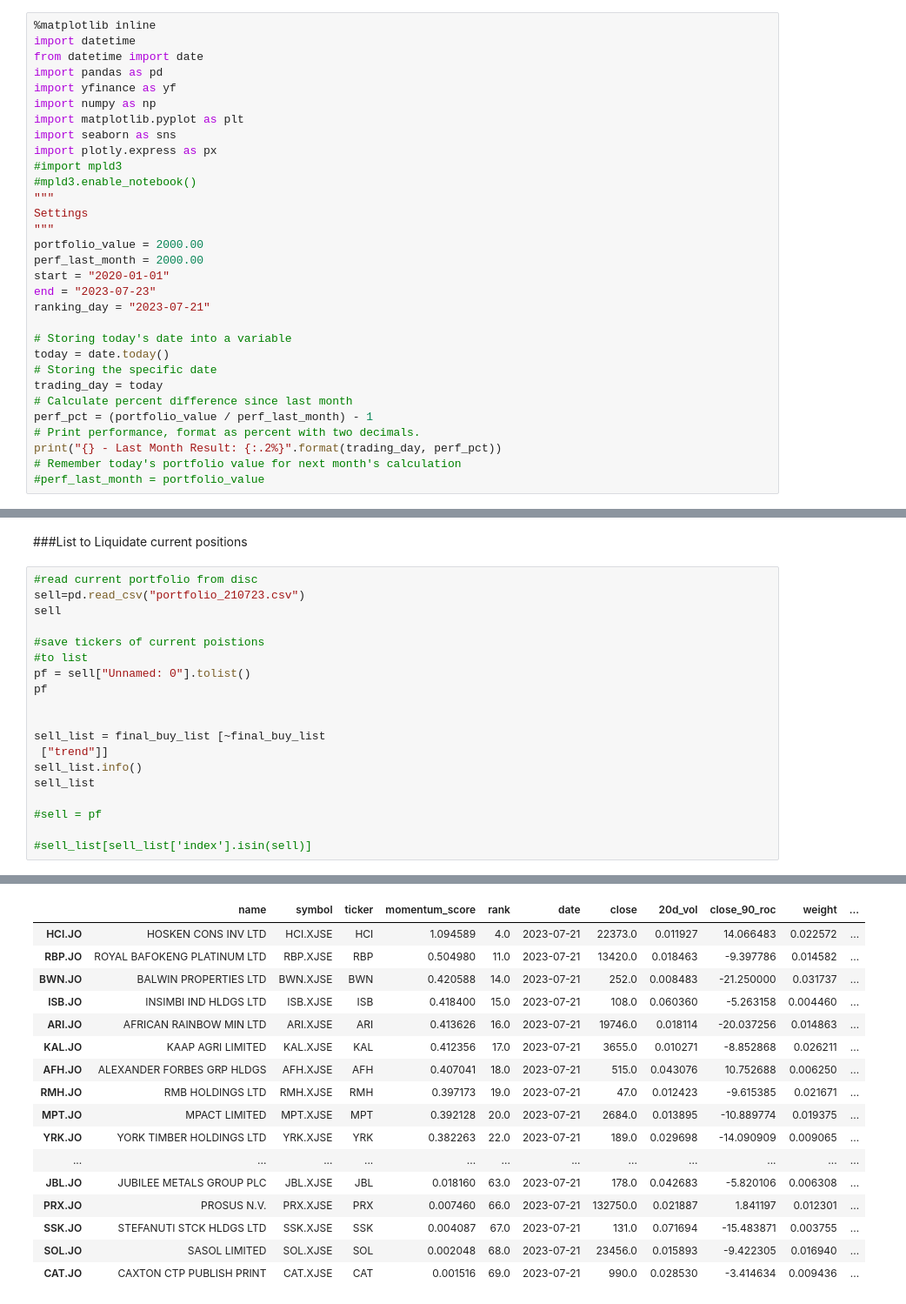
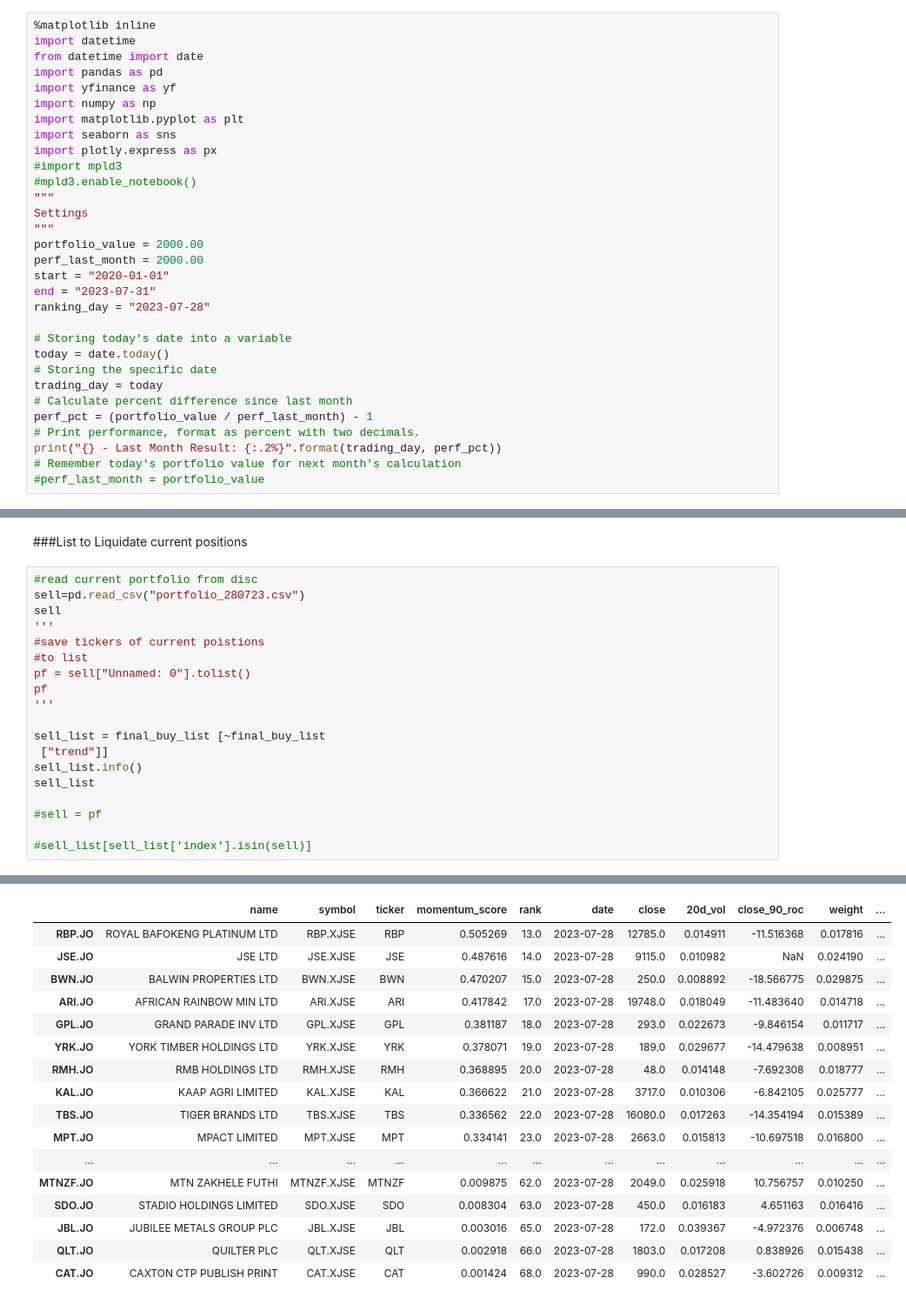
Before and after one commit to helmieresearch/helmieresearch, a Jupyter notebook: Momentum_Ranking_Model.ipynb, the cells around one changed output, grey strips where cells are left out. Shown at 87% size. Saved outputs shown, nothing was run; the diff lists cells and outputs as text.

```diff
--- a/Momentum_Ranking_Model.ipynb
+++ b/Momentum_Ranking_Model.ipynb
@@ -28,8 +77,8 @@ Settings
 portfolio_value = 2000.00
 perf_last_month = 2000.00
 start = "2020-01-01"
-end = "2023-07-23"
-ranking_day = "2023-07-21"
+end = "2023-07-31"
+ranking_day = "2023-07-28"
 
 # Storing today's date into a variable
 today = date.today()
@@ -456,14 +560,14 @@ final_buy_list2
 ###List to Liquidate current positions
 # %%
 #read current portfolio from disc
-sell=pd.read_csv("portfolio_210723.csv")
+sell=pd.read_csv("portfolio_280723.csv")
 sell
-
+'''
 #save tickers of current poistions
 #to list
 pf = sell["Unnamed: 0"].tolist()
 pf
-
+'''
 
 sell_list = final_buy_list [~final_buy_list
  ["trend"]]
@@ -494,17 +598,17 @@ memory usage: 7.5+ KB
 |  | name | symbol | ticker | momentum_score | rank | date | close | 20d_vol | close_90_roc | weight | ... |
-| HCI.JO | HOSKEN CONS INV LTD | HCI.XJSE | HCI | 1.094589 | 4.0 | 2023-07-21 | 22373.0 | 0.011927 | 14.066483 | 0.022572 | ... |
-| RBP.JO | ROYAL BAFOKENG PLATINUM LTD | RBP.XJSE | RBP | 0.504980 | 11.0 | 2023-07-21 | 13420.0 | 0.018463 | -9.397786 | 0.014582 | ... |
-| BWN.JO | BALWIN PROPERTIES LTD | BWN.XJSE | BWN | 0.420588 | 14.0 | 2023-07-21 | 252.0 | 0.008483 | -21.250000 | 0.031737 | ... |
-| ISB.JO | INSIMBI IND HLDGS LTD | ISB.XJSE | ISB | 0.418400 | 15.0 | 2023-07-21 | 108.0 | 0.060360 | -5.263158 | 0.004460 | ... |
-| ARI.JO | AFRICAN RAINBOW MIN LTD | ARI.XJSE | ARI | 0.413626 | 16.0 | 2023-07-21 | 19746.0 | 0.018114 | -20.037256 | 0.014863 | ... |
-| KAL.JO | KAAP AGRI LIMITED | KAL.XJSE | KAL | 0.412356 | 17.0 | 2023-07-21 | 3655.0 | 0.010271 | -8.852868 | 0.026211 | ... |
-| AFH.JO | ALEXANDER FORBES GRP HLDGS | AFH.XJSE | AFH | 0.407041 | 18.0 | 2023-07-21 | 515.0 | 0.043076 | 10.752688 | 0.006250 | ... |
-| RMH.JO | RMB HOLDINGS LTD | RMH.XJSE | RMH | 0.397173 | 19.0 | 2023-07-21 | 47.0 | 0.012423 | -9.615385 | 0.021671 | ... |
-| MPT.JO | MPACT LIMITED | MPT.XJSE | MPT | 0.392128 | 20.0 | 2023-07-21 | 2684.0 | 0.013895 | -10.889774 | 0.019375 | ... |
-| YRK.JO | YORK TIMBER HOLDINGS LTD | YRK.XJSE | YRK | 0.382263 | 22.0 | 2023-07-21 | 189.0 | 0.029698 | -14.090909 | 0.009065 | ... |
+| RBP.JO | ROYAL BAFOKENG PLATINUM LTD | RBP.XJSE | RBP | 0.505269 | 13.0 | 2023-07-28 | 12785.0 | 0.014911 | -11.516368 | 0.017816 | ... |
+| JSE.JO | JSE LTD | JSE.XJSE | JSE | 0.487616 | 14.0 | 2023-07-28 | 9115.0 | 0.010982 | NaN | 0.024190 | ... |
+| BWN.JO | BALWIN PROPERTIES LTD | BWN.XJSE | BWN | 0.470207 | 15.0 | 2023-07-28 | 250.0 | 0.008892 | -18.566775 | 0.029875 | ... |
+| ARI.JO | AFRICAN RAINBOW MIN LTD | ARI.XJSE | ARI | 0.417842 | 17.0 | 2023-07-28 | 19748.0 | 0.018049 | -11.483640 | 0.014718 | ... |
+| GPL.JO | GRAND PARADE INV LTD | GPL.XJSE | GPL | 0.381187 | 18.0 | 2023-07-28 | 293.0 | 0.022673 | -9.846154 | 0.011717 | ... |
+| YRK.JO | YORK TIMBER HOLDINGS LTD | YRK.XJSE | YRK | 0.378071 | 19.0 | 2023-07-28 | 189.0 | 0.029677 | -14.479638 | 0.008951 | ... |
+| RMH.JO | RMB HOLDINGS LTD | RMH.XJSE | RMH | 0.368895 | 20.0 | 2023-07-28 | 48.0 | 0.014148 | -7.692308 | 0.018777 | ... |
+| KAL.JO | KAAP AGRI LIMITED | KAL.XJSE | KAL | 0.366622 | 21.0 | 2023-07-28 | 3717.0 | 0.010306 | -6.842105 | 0.025777 | ... |
+| TBS.JO | TIGER BRANDS LTD | TBS.XJSE | TBS | 0.336562 | 22.0 | 2023-07-28 | 16080.0 | 0.017263 | -14.354194 | 0.015389 | ... |
+| MPT.JO | MPACT LIMITED | MPT.XJSE | MPT | 0.334141 | 23.0 | 2023-07-28 | 2663.0 | 0.015813 | -10.697518 | 0.016800 | ... |
 | ... | ... | ... | ... | ... | ... | ... | ... | ... | ... | ... | ... |
-| JBL.JO | JUBILEE METALS GROUP PLC | JBL.XJSE | JBL | 0.018160 | 63.0 | 2023-07-21 | 178.0 | 0.042683 | -5.820106 | 0.006308 | ... |
-| PRX.JO | PROSUS N.V. | PRX.XJSE | PRX | 0.007460 | 66.0 | 2023-07-21 | 132750.0 | 0.021887 | 1.841197 | 0.012301 | ... |
-| SSK.JO | STEFANUTI STCK HLDGS LTD | SSK.XJSE | SSK | 0.004087 | 67.0 | 2023-07-21 | 131.0 | 0.071694 | -15.483871 | 0.003755 | ... |
-| SOL.JO | SASOL LIMITED | SOL.XJSE | SOL | 0.002048 | 68.0 | 2023-07-21 | 23456.0 | 0.015893 | -9.422305 | 0.016940 | ... |
-| CAT.JO | CAXTON CTP PUBLISH PRINT | CAT.XJSE | CAT | 0.001516 | 69.0 | 2023-07-21 | 990.0 | 0.028530 | -3.414634 | 0.009436 | ... |
+| MTNZF.JO | MTN ZAKHELE FUTHI | MTNZF.XJSE | MTNZF | 0.009875 | 62.0 | 2023-07-28 | 2049.0 | 0.025918 | 10.756757 | 0.010250 | ... |
+| SDO.JO | STADIO HOLDINGS LIMITED | SDO.XJSE | SDO | 0.008304 | 63.0 | 2023-07-28 | 450.0 | 0.016183 | 4.651163 | 0.016416 | ... |
+| JBL.JO | JUBILEE METALS GROUP PLC | JBL.XJSE | JBL | 0.003016 | 65.0 | 2023-07-28 | 172.0 | 0.039367 | -4.972376 | 0.006748 | ... |
+| QLT.JO | QUILTER PLC | QLT.XJSE | QLT | 0.002918 | 66.0 | 2023-07-28 | 1803.0 | 0.017208 | 0.838926 | 0.015438 | ... |
+| CAT.JO | CAXTON CTP PUBLISH PRINT | CAT.XJSE | CAT | 0.001424 | 68.0 | 2023-07-28 | 990.0 | 0.028527 | -3.602726 | 0.009312 | ... |
```
Also changed, not shown: parts of 9 cells of this notebook.
